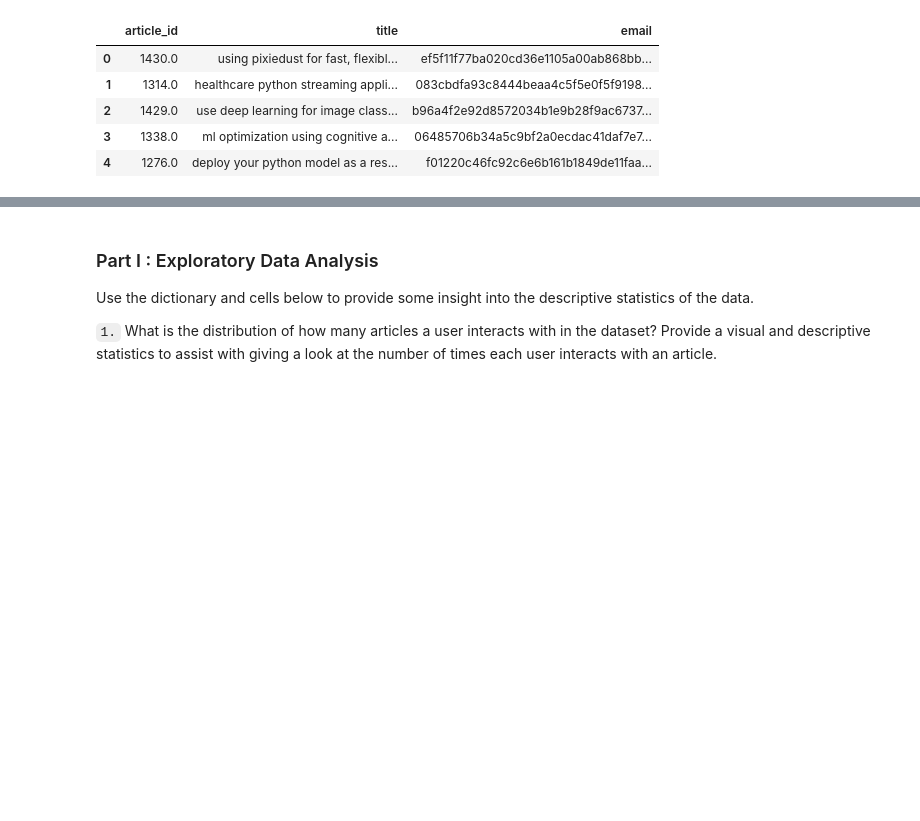
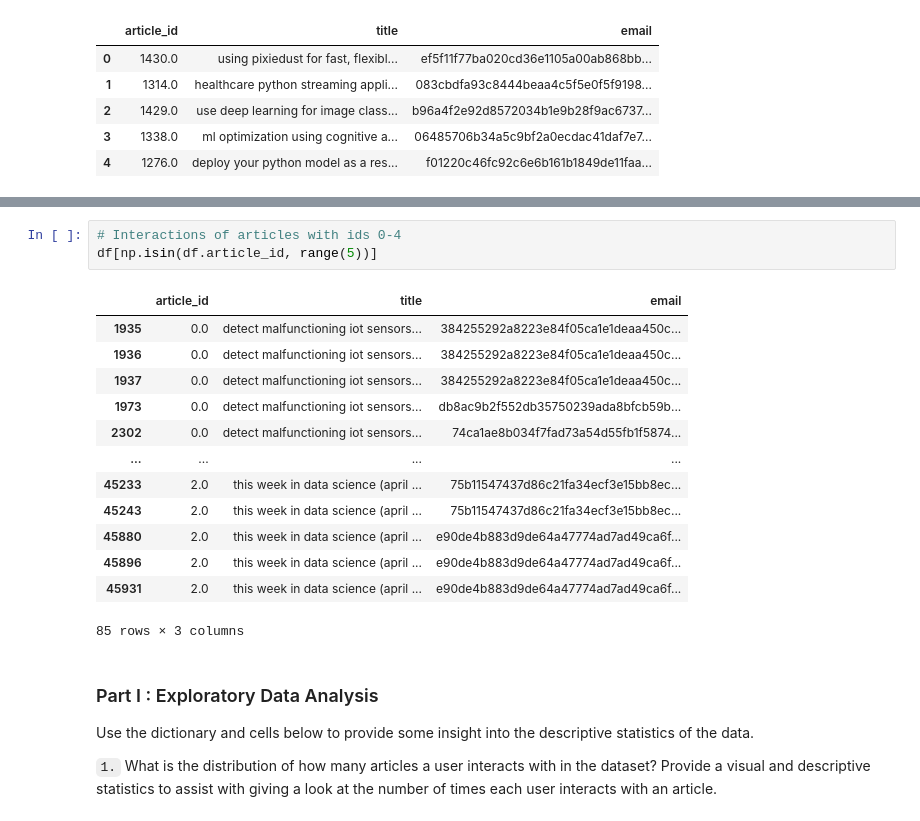
Before and after one commit to mxagar/recommendations_ibm, a Jupyter notebook: Recommendations_with_IBM.ipynb, the cells around one changed output, grey strips where cells are left out. Drawn from its saved outputs; the diff is of its cells as text; blank space fills up the shorter version.

```diff
--- a/Recommendations_with_IBM.ipynb
+++ b/Recommendations_with_IBM.ipynb
@@ -55,3 +105,20 @@ df_content.head()
+# %%
+# Interactions of articles with ids 0-4
+df[np.isin(df.article_id, range(5))]
+# %% [output]
+|  | article_id | title | email |
+| 1935 | 0.0 | detect malfunctioning iot sensors... | 384255292a8223e84f05ca1e1deaa450c... |
+| 1936 | 0.0 | detect malfunctioning iot sensors... | 384255292a8223e84f05ca1e1deaa450c... |
+| 1937 | 0.0 | detect malfunctioning iot sensors... | 384255292a8223e84f05ca1e1deaa450c... |
+| 1973 | 0.0 | detect malfunctioning iot sensors... | db8ac9b2f552db35750239ada8bfcb59b... |
+| 2302 | 0.0 | detect malfunctioning iot sensors... | 74ca1ae8b034f7fad73a54d55fb1f5874... |
+| ... | ... | ... | ... |
+| 45233 | 2.0 | this week in data science (april ... | 75b11547437d86c21fa34ecf3e15bb8ec... |
+| 45243 | 2.0 | this week in data science (april ... | 75b11547437d86c21fa34ecf3e15bb8ec... |
+| 45880 | 2.0 | this week in data science (april ... | e90de4b883d9de64a47774ad7ad49ca6f... |
+| 45896 | 2.0 | this week in data science (april ... | e90de4b883d9de64a47774ad7ad49ca6f... |
+| 45931 | 2.0 | this week in data science (april ... | e90de4b883d9de64a47774ad7ad49ca6f... |
+85 rows × 3 columns
 # %% [markdown]
 ### <a class="anchor" id="Exploratory-Data-Analysis">Part I : Exploratory Data Analysis</a>
 
```
Also changed, not shown: parts of 24 cells of this notebook.
